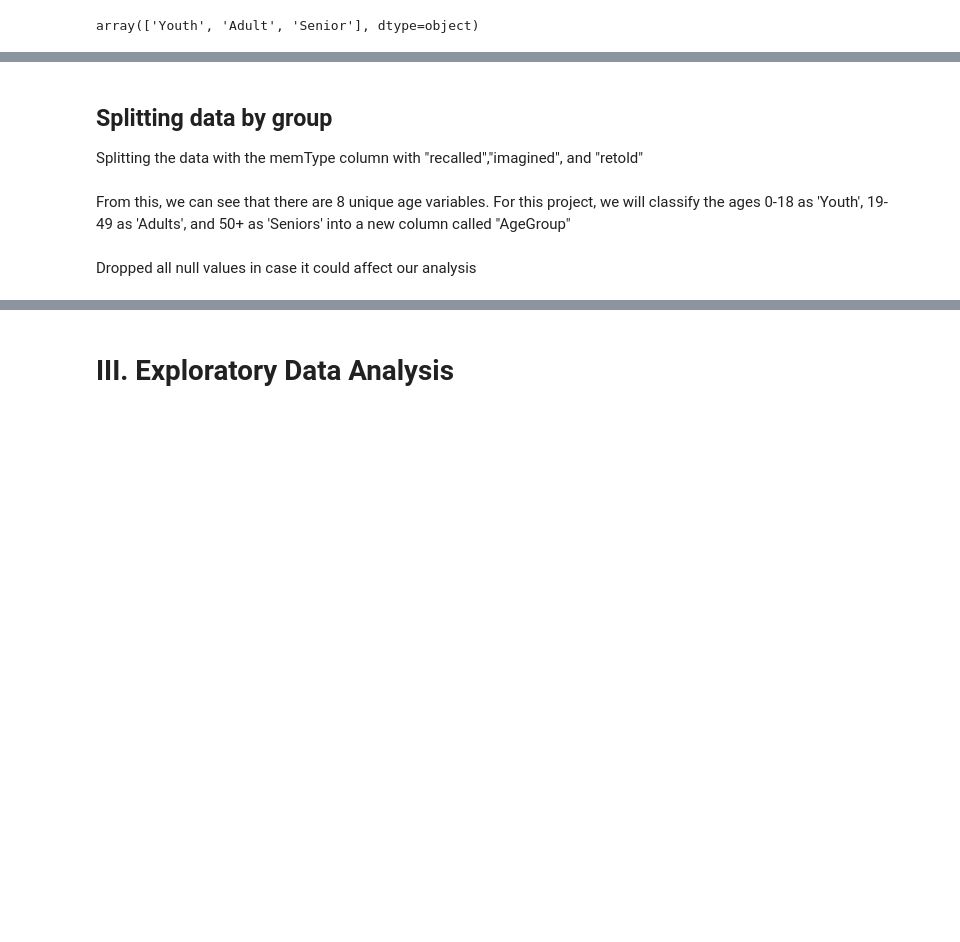
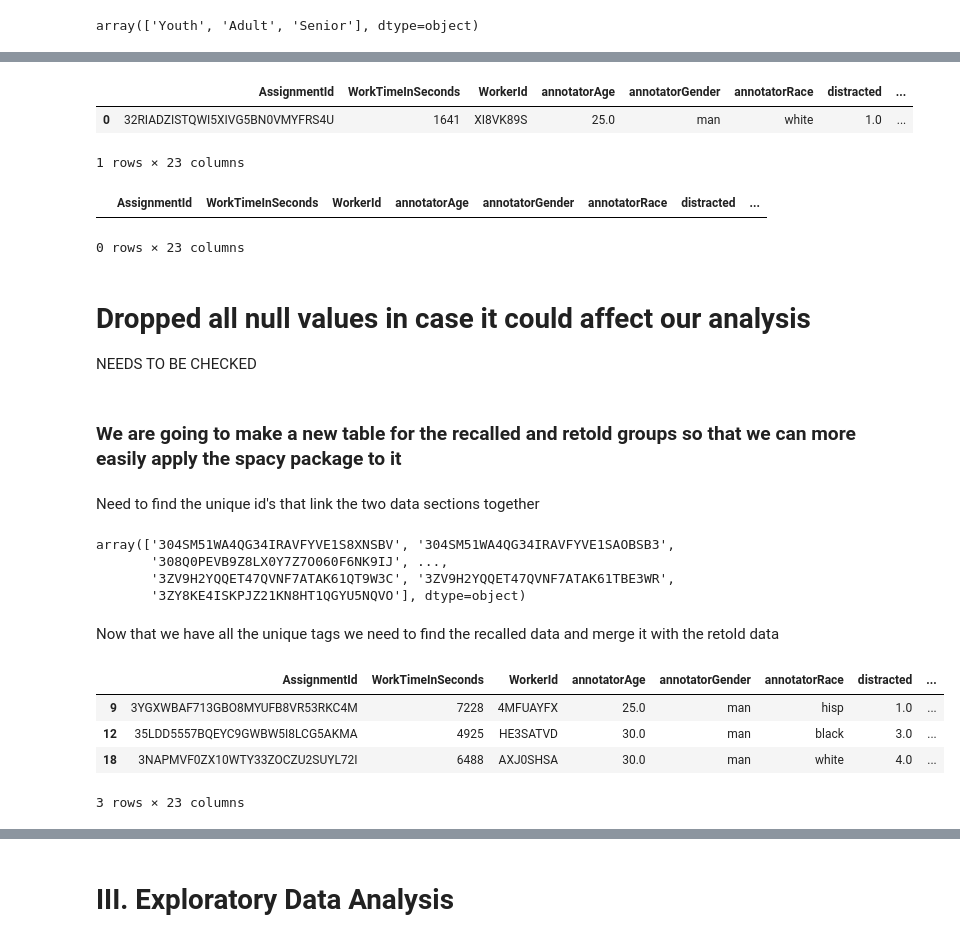
Before and after one commit to dbyers15/EmotionAndMemory, a Jupyter notebook: WorkingNotebook.ipynb, the cells around one changed output, grey strips where cells are left out. Saved outputs shown, nothing was run; the diff lists cells and outputs as text; code cells hidden in the pictures; blank space fills up the shorter version.

Commit message:
Spacy table is set up, by [] is stuck in the column

```diff
--- a/WorkingNotebook.ipynb
+++ b/WorkingNotebook.ipynb
@@ -304,6 +309,3 @@ Going to focus on these columns:
-# %% [markdown]
-## Splitting data by group
-Splitting the data with the memType column with "recalled","imagined", and "retold"
 # %%
 newRecalled = recalled_df[['annotatorAge','story','distracted','draining','frequency',
                                          'importance','logTimeSinceEvent','mainEvent','similarity',
@@ -317,4 +319,61 @@ newRetold = retold_df[['annotatorAge','story','distracted','draining','frequency
-# %% [markdown]
-From this, we can see that there are 8 unique age variables. For this project, we will classify the ages 0-18 as 'Youth', 19-49 as 'Adults', and 50+ as 'Seniors' into a new column called "AgeGroup"
+# %%
+testerDf = hippDf.loc[[0]]
+testerDf
+# %% [output]
+|  | AssignmentId | WorkTimeInSeconds | WorkerId | annotatorAge | annotatorGender | annotatorRace | distracted | ... |
+| 0 | 32RIADZISTQWI5XIVG5BN0VMYFRS4U | 1641 | XI8VK89S | 25.0 | man | white | 1.0 | ... |
+1 rows × 23 columns
+# %%
+testerDf = testerDf.iloc[1:,:]
+testerDf
+# %% [output]
+|  | AssignmentId | WorkTimeInSeconds | WorkerId | annotatorAge | annotatorGender | annotatorRace | distracted | ... |
+0 rows × 23 columns
 # %% [markdown]
-Dropped all null values in case it could affect our analysis
+# Dropped all null values in case it could affect our analysis
+NEEDS TO BE CHECKED
+# %% [markdown]
+### We are going to make a new table for the recalled and retold groups so that we can more easily apply the spacy package to it
+# %% [markdown]
+Need to find the unique id's that link the two data sections together
+# %%
+idTags = hippDf['recAgnPairId'].unique()
+#Need to remove the null tag
+indexOfNull = 0
+newIdTags = np.delete(idTags,indexOfNull)
+newIdTags
+# %% [output]
+array(['304SM51WA4QG34IRAVFYVE1S8XNSBV', '304SM51WA4QG34IRAVFYVE1SAOBSB3',
+       '308Q0PEVB9Z8LX0Y7Z7O060F6NK9IJ', ...,
+       '3ZV9H2YQQET47QVNF7ATAK61QT9W3C', '3ZV9H2YQQET47QVNF7ATAK61TBE3WR',
+       '3ZY8KE4ISKPJZ21KN8HT1QGYU5NQVO'], dtype=object)
+# %% [markdown]
+Now that we have all the unique tags we need to find the recalled data and merge it with the retold data
+# %%
+listOfLists = []
+secondKeyStory = []
+deltaOfTime = []
+for tagNumber in range(0,3):
+    #Get df of unique tag
+    tagIds = hippDf[hippDf['recAgnPairId'] == newIdTags[tagNumber]]
+    #Grab the first one and add it to the list
+    mainVal = tagIds.iloc[0]
+    #Take the story of the second
+    secondStory = [tagIds['story'].iloc[1]]
+    #Check that the data works right
+    timeSinceRe = [tagIds['timeSinceEvent'].iloc[1]]
+
+
+    #Add them to a list to make a DF out of
+    listOfLists.append(mainVal)
+    secondKeyStory.append(secondStory)
+    deltaOfTime.append(timeSinceRe)
+# %%
+didItWork = pd.DataFrame(listOfLists)
+didItWork
+# %% [output]
+|  | AssignmentId | WorkTimeInSeconds | WorkerId | annotatorAge | annotatorGender | annotatorRace | distracted | ... |
+| 9 | 3YGXWBAF713GBO8MYUFB8VR53RKC4M | 7228 | 4MFUAYFX | 25.0 | man | hisp | 1.0 | ... |
+| 12 | 35LDD5557BQEYC9GWBW5I8LCG5AKMA | 4925 | HE3SATVD | 30.0 | man | black | 3.0 | ... |
+| 18 | 3NAPMVF0ZX10WTY33ZOCZU2SUYL72I | 6488 | AXJ0SHSA | 30.0 | man | white | 4.0 | ... |
+3 rows × 23 columns
```
Also changed, not shown: parts of 13 cells of this notebook.
